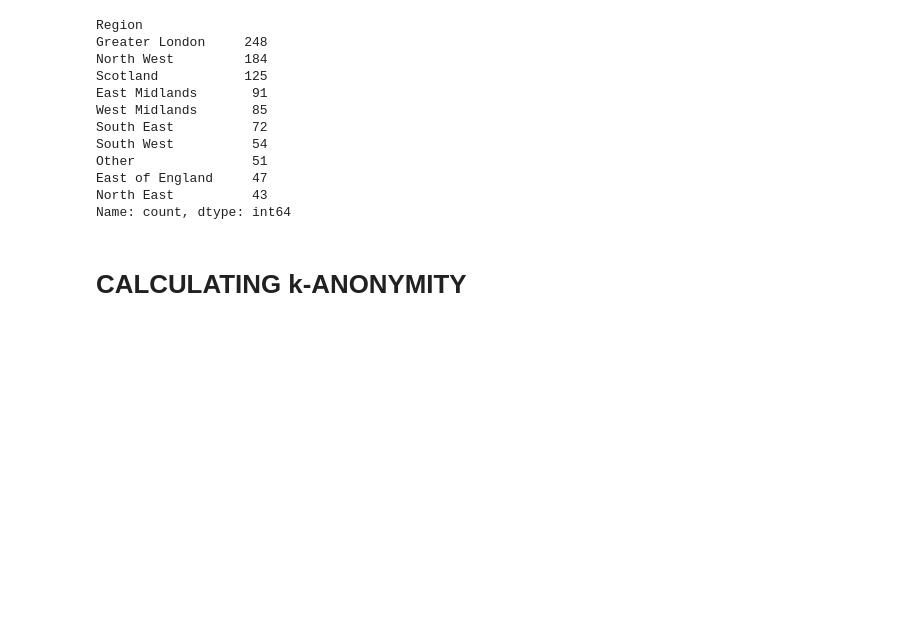
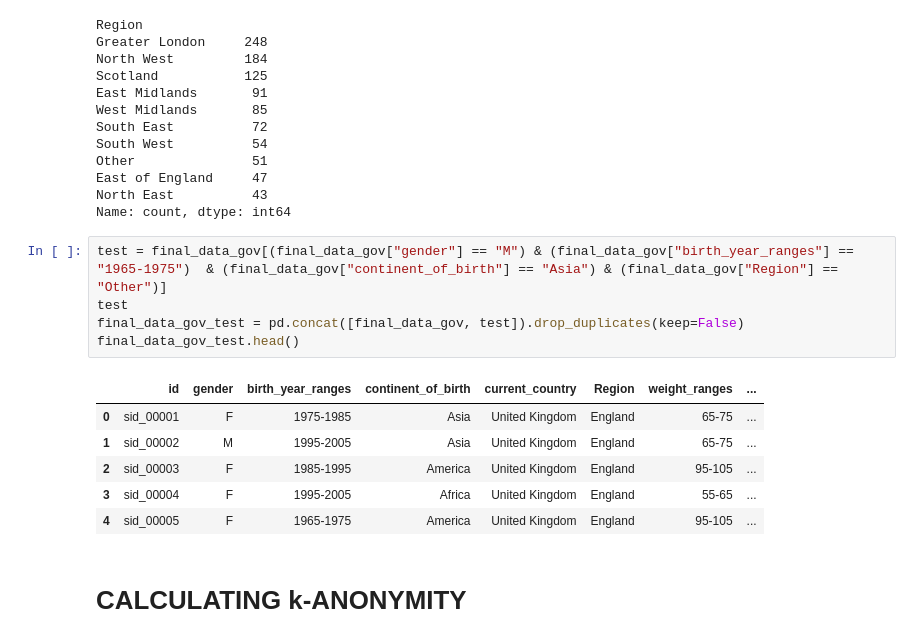
Before and after one commit to KHsuan/CDM_data_anonymisation, a Jupyter notebook: final.ipynb, the cells around one changed output. Cells and saved outputs as stored; diff of their text form; blank space fills up the shorter version.

```diff
--- a/final.ipynb
+++ b/final.ipynb
@@ -657,6 +685,18 @@ Other               51
 East of England     47
 North East          43
 Name: count, dtype: int64
+# %%
+test = final_data_gov[(final_data_gov["gender"] == "M") & (final_data_gov["birth_year_ranges"] == "1965-1975")  & (final_data_gov["continent_of_birth"] == "Asia") & (final_data_gov["Region"] == "Other")]
+test
+final_data_gov_test = pd.concat([final_data_gov, test]).drop_duplicates(keep=False)
+final_data_gov_test.head()
+# %% [output]
+|  | id | gender | birth_year_ranges | continent_of_birth | current_country | Region | weight_ranges | ... |
+| 0 | sid_00001 | F | 1975-1985 | Asia | United Kingdom | England | 65-75 | ... |
+| 1 | sid_00002 | M | 1995-2005 | Asia | United Kingdom | England | 65-75 | ... |
+| 2 | sid_00003 | F | 1985-1995 | America | United Kingdom | England | 95-105 | ... |
+| 3 | sid_00004 | F | 1995-2005 | Africa | United Kingdom | England | 55-65 | ... |
+| 4 | sid_00005 | F | 1965-1975 | America | United Kingdom | England | 95-105 | ... |
 # %% [markdown]
 # CALCULATING k-ANONYMITY
 # %%
```
Also changed, not shown: parts of 11 cells of this notebook, 1 other file.
